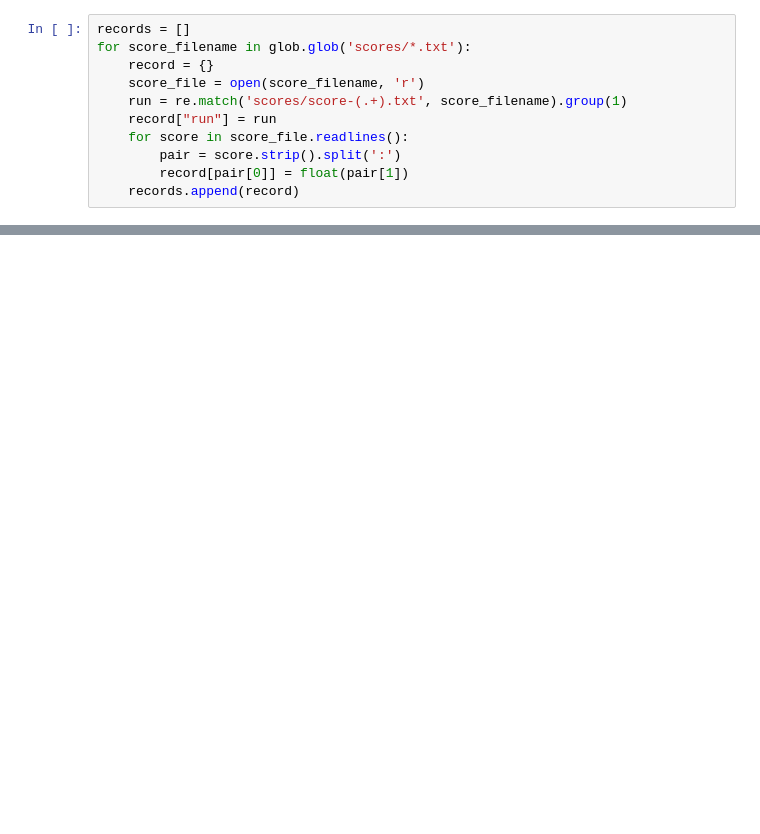
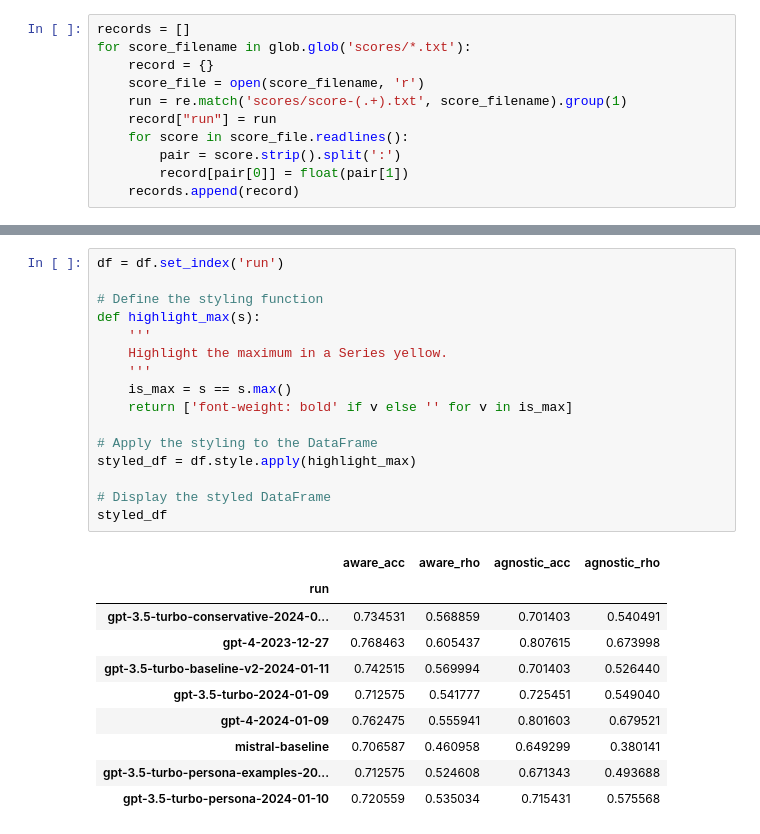
Before and after one commit to bradleypallen/shroom, a Jupyter notebook: prod/scores.ipynb, the cells around one changed output, grey strips where cells are left out. Cells and saved outputs as stored; diff of their text form; blank space fills up the shorter version.

Commit message:
Conservative, baseline-v2 runs; scores notebook viz

```diff
--- a/prod/scores.ipynb
+++ b/prod/scores.ipynb
@@ -42,0 +52,27 @@ df_agnostic_acc.plot(kind='barh', x='run', legend=False)
+# %%
+df = df.set_index('run')
+
+# Define the styling function
+def highlight_max(s):
+    '''
+    Highlight the maximum in a Series yellow.
+    '''
+    is_max = s == s.max()
+    return ['font-weight: bold' if v else '' for v in is_max]
+
+# Apply the styling to the DataFrame
+styled_df = df.style.apply(highlight_max)
+
+# Display the styled DataFrame
+styled_df
+# %% [output]
+|  | aware_acc | aware_rho | agnostic_acc | agnostic_rho |
+| run |  |  |  |  |
+| gpt-3.5-turbo-conservative-2024-0... | 0.734531 | 0.568859 | 0.701403 | 0.540491 |
+| gpt-4-2023-12-27 | 0.768463 | 0.605437 | 0.807615 | 0.673998 |
+| gpt-3.5-turbo-baseline-v2-2024-01-11 | 0.742515 | 0.569994 | 0.701403 | 0.526440 |
+| gpt-3.5-turbo-2024-01-09 | 0.712575 | 0.541777 | 0.725451 | 0.549040 |
+| gpt-4-2024-01-09 | 0.762475 | 0.555941 | 0.801603 | 0.679521 |
+| mistral-baseline | 0.706587 | 0.460958 | 0.649299 | 0.380141 |
+| gpt-3.5-turbo-persona-examples-20... | 0.712575 | 0.524608 | 0.671343 | 0.493688 |
+| gpt-3.5-turbo-persona-2024-01-10 | 0.720559 | 0.535034 | 0.715431 | 0.575568 |
```
Also changed, not shown: parts of 5 cells of this notebook, 10 other files.
